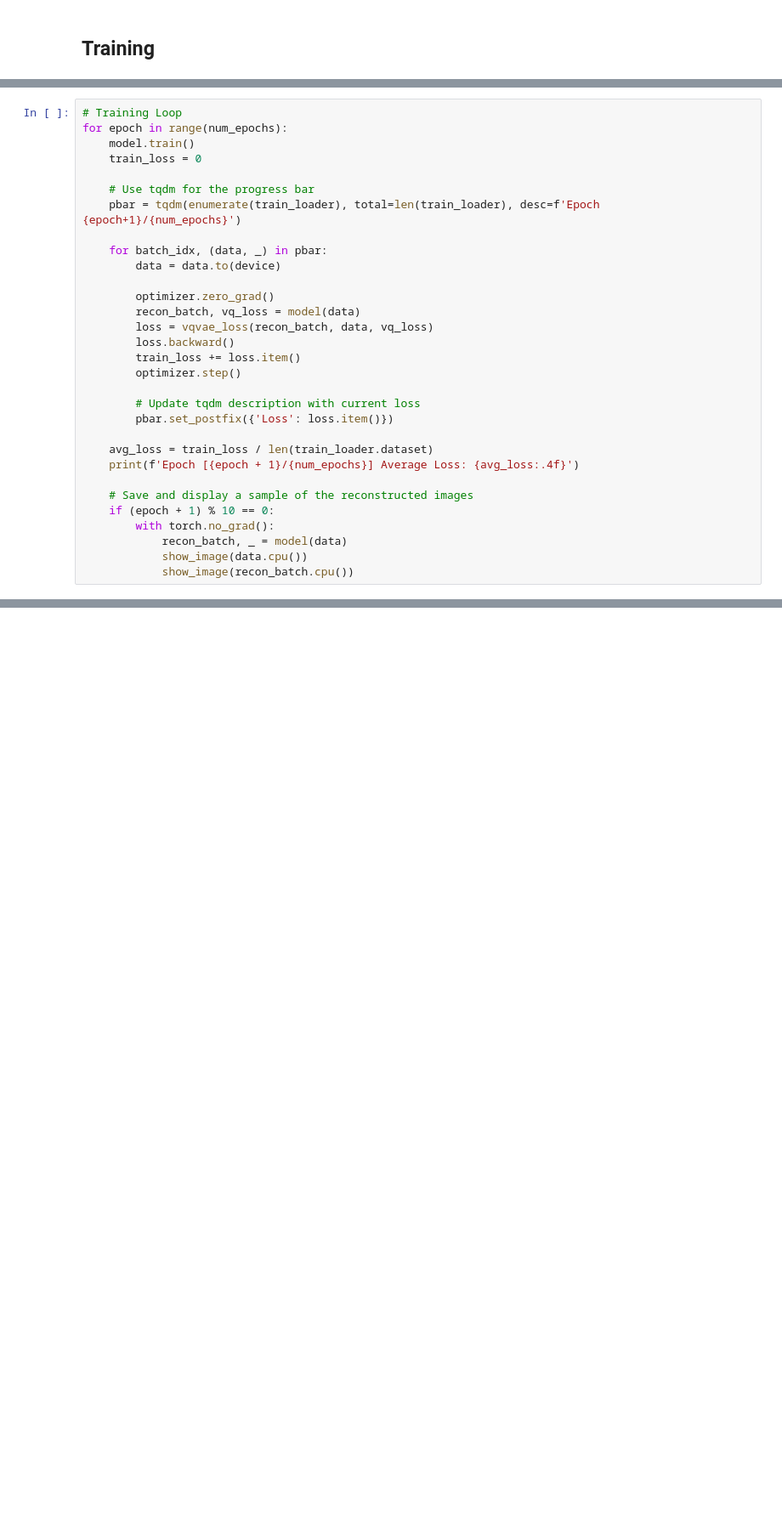
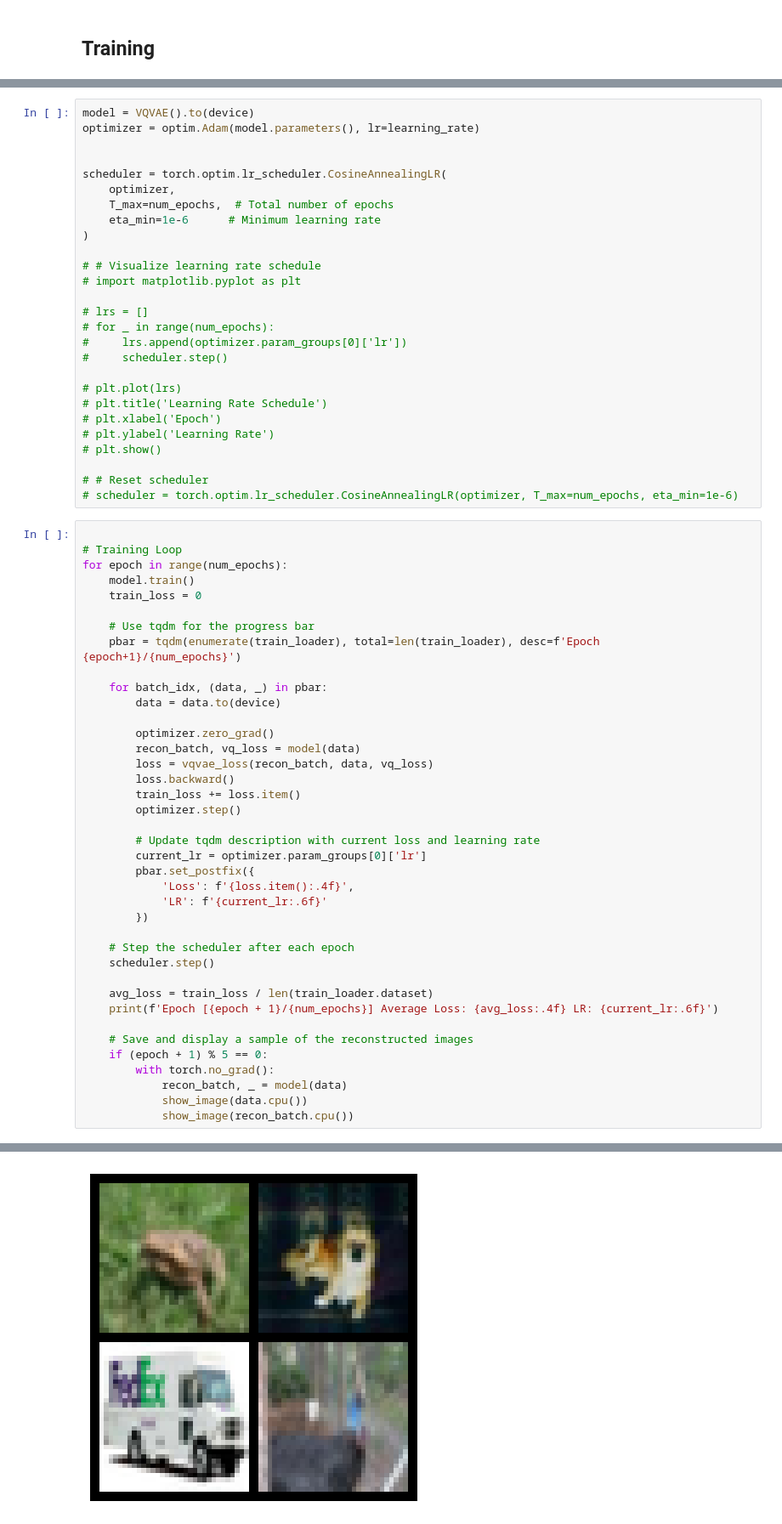
Before and after one commit to tristan-day-research/variational-image-models, a Jupyter notebook: vector_quantised_variational_autoencoder_cifar10.ipynb, the cells around one changed output, grey strips where cells are left out. Shown at 85% size. Cells and saved outputs as stored; diff of their text form; blank space fills up the shorter version.

Commit message:
Added learning rate scheduler and experimented with hyperparameters

```diff
--- a/vector_quantised_variational_autoencoder_cifar10.ipynb
+++ b/vector_quantised_variational_autoencoder_cifar10.ipynb
@@ -139,4 +144,32 @@ optimizer = optim.Adam(model.parameters(), lr=learning_rate)
+# %%
+model = VQVAE().to(device)
+optimizer = optim.Adam(model.parameters(), lr=learning_rate)
+
+
+scheduler = torch.optim.lr_scheduler.CosineAnnealingLR(
+    optimizer,
+    T_max=num_epochs,  # Total number of epochs
+    eta_min=1e-6      # Minimum learning rate
+)
+
+# # Visualize learning rate schedule
+# import matplotlib.pyplot as plt
+
+# lrs = []
+# for _ in range(num_epochs):
+#     lrs.append(optimizer.param_groups[0]['lr'])
+#     scheduler.step()
+
+# plt.plot(lrs)
+# plt.title('Learning Rate Schedule')
+# plt.xlabel('Epoch')
+# plt.ylabel('Learning Rate')
+# plt.show()
+
+# # Reset scheduler
+# scheduler = torch.optim.lr_scheduler.CosineAnnealingLR(optimizer, T_max=num_epochs, eta_min=1e-6)
 # %%
+
 # Training Loop
 for epoch in range(num_epochs):
     model.train()
@@ -155,14 +188,21 @@ for epoch in range(num_epochs):
         train_loss += loss.item()
         optimizer.step()
 
-        # Update tqdm description with current loss
-        pbar.set_postfix({'Loss': loss.item()})
+        # Update tqdm description with current loss and learning rate
+        current_lr = optimizer.param_groups[0]['lr']
+        pbar.set_postfix({
+            'Loss': f'{loss.item():.4f}',
+            'LR': f'{current_lr:.6f}'
+        })
+
+    # Step the scheduler after each epoch
+    scheduler.step()
 
     avg_loss = train_loss / len(train_loader.dataset)
-    print(f'Epoch [{epoch + 1}/{num_epochs}] Average Loss: {avg_loss:.4f}')
+    print(f'Epoch [{epoch + 1}/{num_epochs}] Average Loss: {avg_loss:.4f} LR: {current_lr:.6f}')
 
     # Save and display a sample of the reconstructed images
-    if (epoch + 1) % 10 == 0:
+    if (epoch + 1) % 5 == 0:
         with torch.no_grad():
             recon_batch, _ = model(data)
             show_image(data.cpu())
@@ -175,0 +216 @@ Epoch [5/50] Average Loss: 0.0011
+[figure, new version]
```
Also changed, not shown: parts of 4 cells of this notebook.
